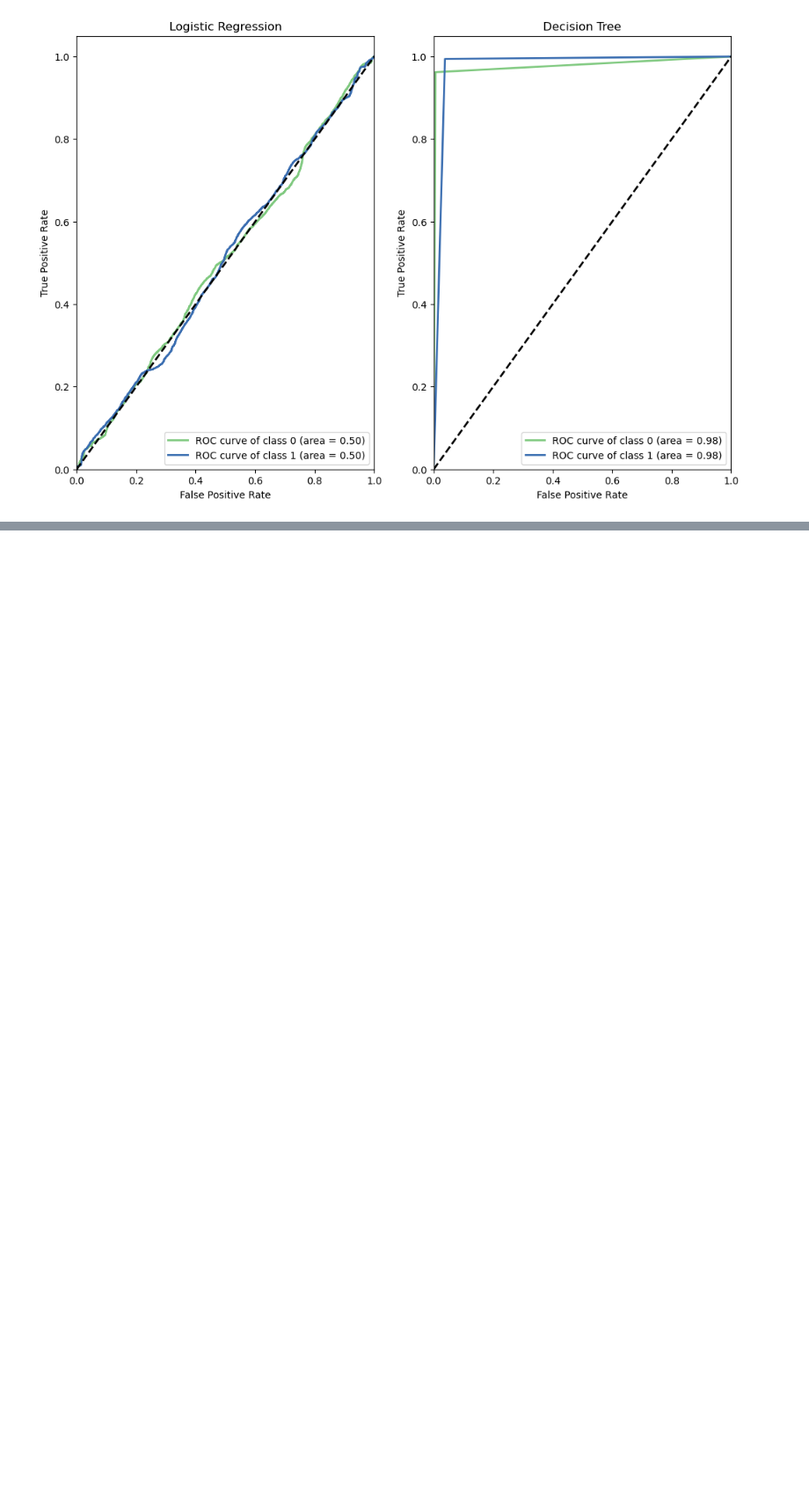
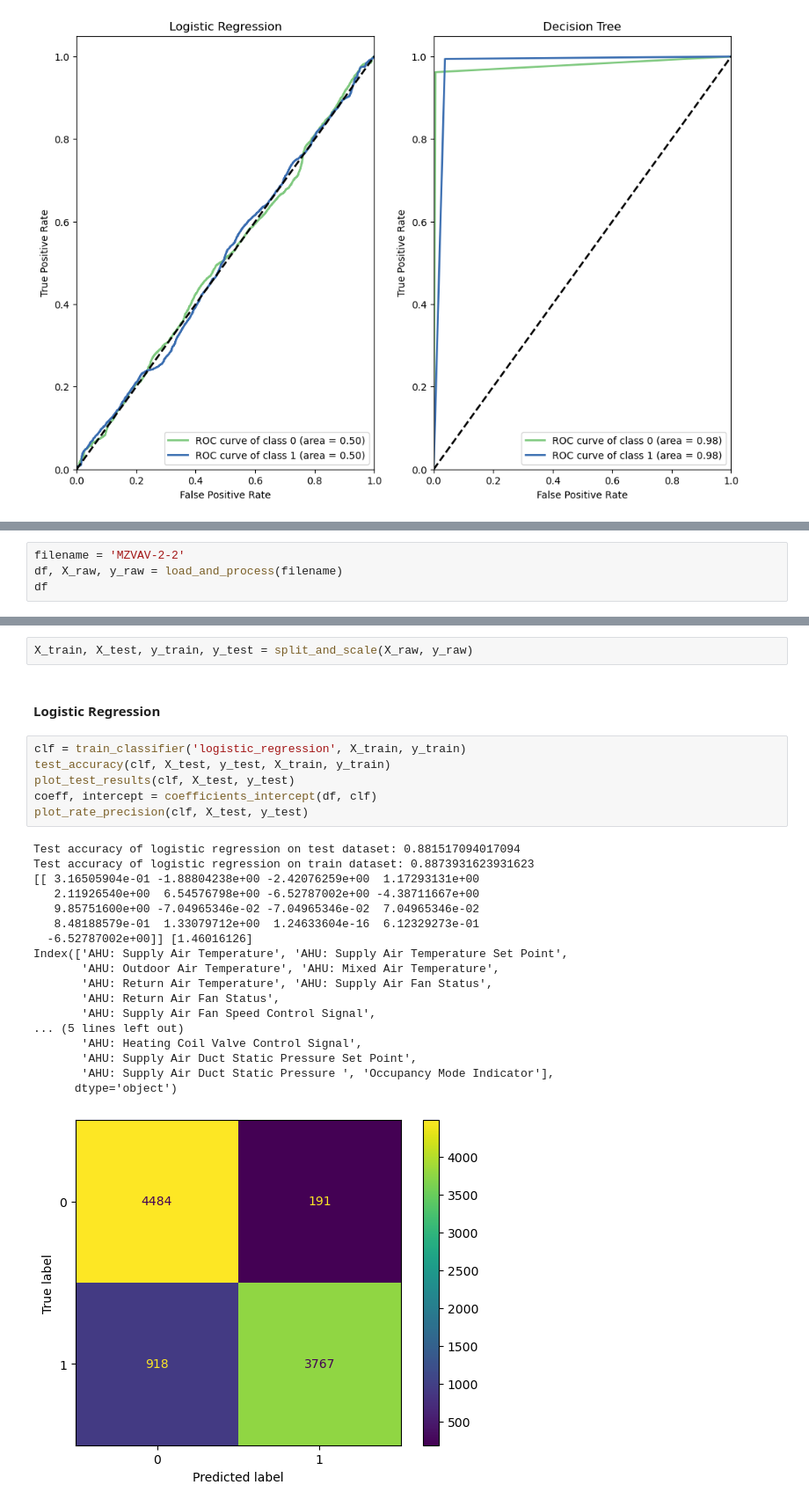
Before and after one commit to julie-vienne/faulty_buildy, a Jupyter notebook: main_analysis.ipynb, the cells around one changed output, grey strips where cells are left out. Shown at 88% size. Saved outputs shown, nothing was run; the diff lists cells and outputs as text; blank space fills up the shorter version.

```diff
--- a/main_analysis.ipynb
+++ b/main_analysis.ipynb
@@ -205,0 +284,4 @@ plt.show()
+# %%
+filename = 'MZVAV-2-2'
+df, X_raw, y_raw = load_and_process(filename)
+df
@@ -205,0 +304,29 @@ plt.show()
+# %%
+X_train, X_test, y_train, y_test = split_and_scale(X_raw, y_raw)
+# %% [markdown]
+#### Logistic Regression
+# %%
+clf = train_classifier('logistic_regression', X_train, y_train)
+test_accuracy(clf, X_test, y_test, X_train, y_train)
+plot_test_results(clf, X_test, y_test)
+coeff, intercept = coefficients_intercept(df, clf)
+plot_rate_precision(clf, X_test, y_test)
+# %% [output]
+Test accuracy of logistic regression on test dataset: 0.881517094017094
+Test accuracy of logistic regression on train dataset: 0.8873931623931623
+[[ 3.16505904e-01 -1.88804238e+00 -2.42076259e+00  1.17293131e+00
+   2.11926540e+00  6.54576798e+00 -6.52787002e+00 -4.38711667e+00
+   9.85751600e+00 -7.04965346e-02 -7.04965346e-02  7.04965346e-02
+   8.48188579e-01  1.33079712e+00  1.24633604e-16  6.12329273e-01
+  -6.52787002e+00]] [1.46016126]
+Index(['AHU: Supply Air Temperature', 'AHU: Supply Air Temperature Set Point',
+       'AHU: Outdoor Air Temperature', 'AHU: Mixed Air Temperature',
+       'AHU: Return Air Temperature', 'AHU: Supply Air Fan Status',
+       'AHU: Return Air Fan Status',
+       'AHU: Supply Air Fan Speed Control Signal',
+... (5 lines left out)
+       'AHU: Heating Coil Valve Control Signal',
+       'AHU: Supply Air Duct Static Pressure Set Point',
+       'AHU: Supply Air Duct Static Pressure ', 'Occupancy Mode Indicator'],
+      dtype='object')
+[figure, added]
```
Also changed, not shown: parts of 39 cells of this notebook.
